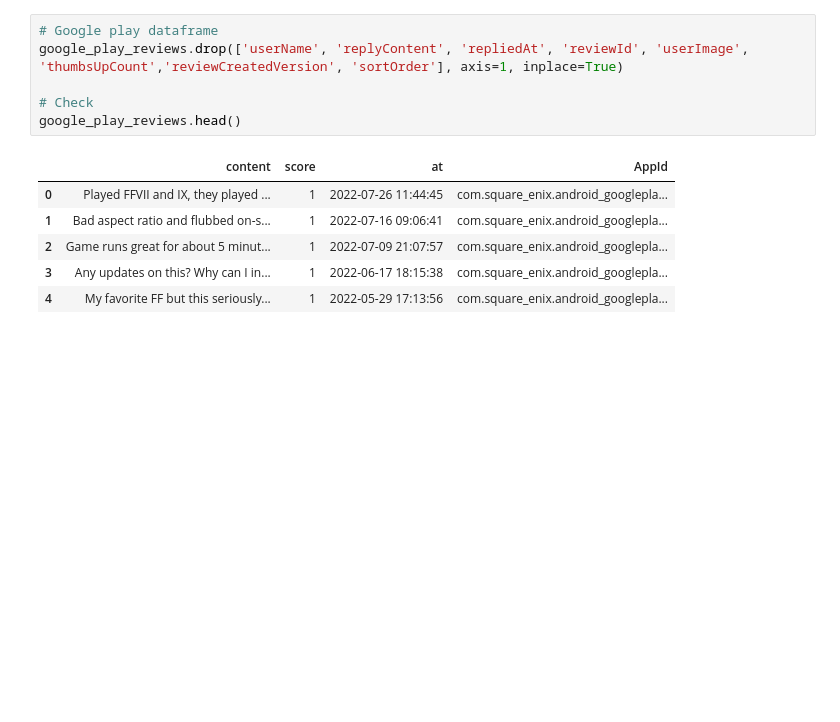
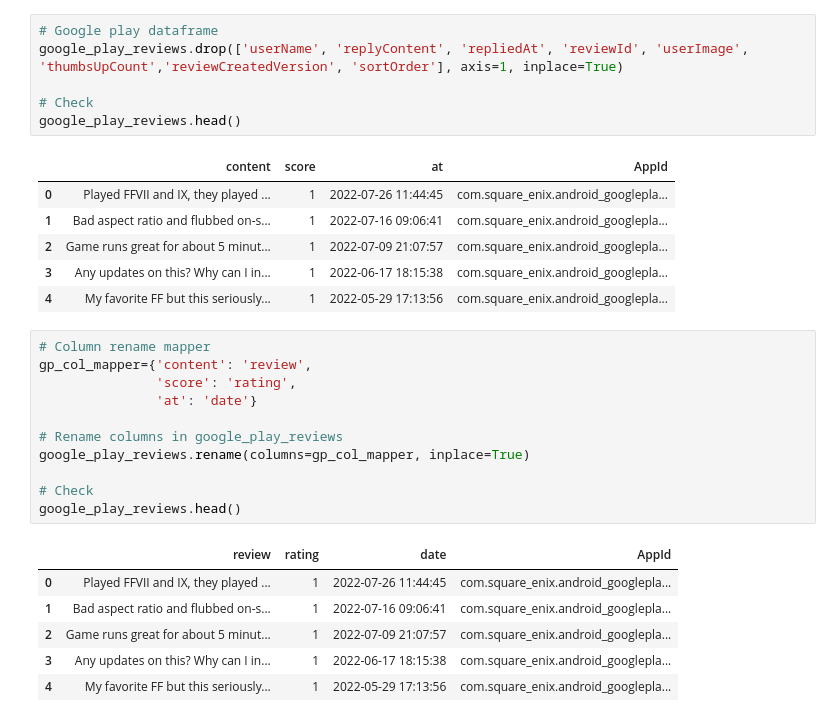
Before and after one commit to lammypi/Text, a Jupyter notebook: review-scraping-final-fantasy-viii-remastered.ipynb, the cells around one changed output. Saved outputs shown, nothing was run; the diff lists cells and outputs as text; blank space fills up the shorter version.

Commit message:
Kaggle Notebook | Review Scraping: Final Fantasy VIII Remastered | Version 4

```diff
--- a/review-scraping-final-fantasy-viii-remastered.ipynb
+++ b/review-scraping-final-fantasy-viii-remastered.ipynb
@@ -249,3 +254,21 @@ google_play_reviews.head()
 | 2 | Game runs great for about 5 minut... | 1 | 2022-07-09 21:07:57 | com.square_enix.android_googlepla... |
 | 3 | Any updates on this? Why can I in... | 1 | 2022-06-17 18:15:38 | com.square_enix.android_googlepla... |
 | 4 | My favorite FF but this seriously... | 1 | 2022-05-29 17:13:56 | com.square_enix.android_googlepla... |
+# %%
+# Column rename mapper
+gp_col_mapper={'content': 'review',
+               'score': 'rating',
+               'at': 'date'}
+
+# Rename columns in google_play_reviews
+google_play_reviews.rename(columns=gp_col_mapper, inplace=True)
+
+# Check
+google_play_reviews.head()
+# %% [output]
+|  | review | rating | date | AppId |
+| 0 | Played FFVII and IX, they played ... | 1 | 2022-07-26 11:44:45 | com.square_enix.android_googlepla... |
+| 1 | Bad aspect ratio and flubbed on-s... | 1 | 2022-07-16 09:06:41 | com.square_enix.android_googlepla... |
+| 2 | Game runs great for about 5 minut... | 1 | 2022-07-09 21:07:57 | com.square_enix.android_googlepla... |
+| 3 | Any updates on this? Why can I in... | 1 | 2022-06-17 18:15:38 | com.square_enix.android_googlepla... |
+| 4 | My favorite FF but this seriously... | 1 | 2022-05-29 17:13:56 | com.square_enix.android_googlepla... |
```
Also changed, not shown: parts of 12 cells of this notebook.
